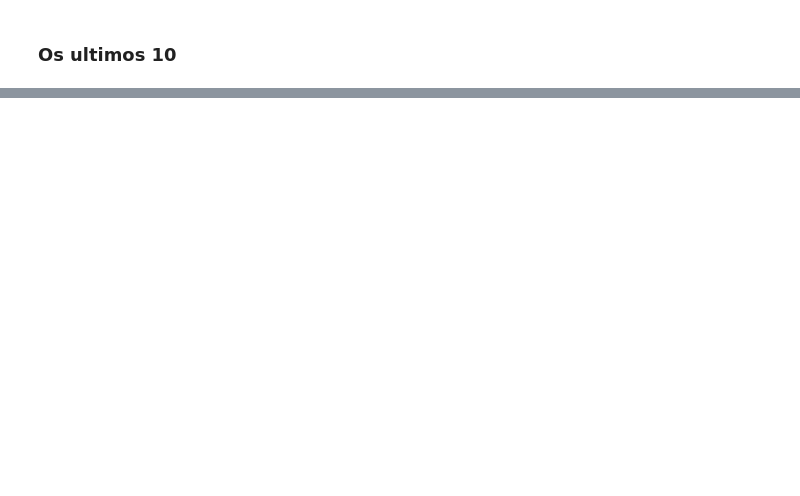
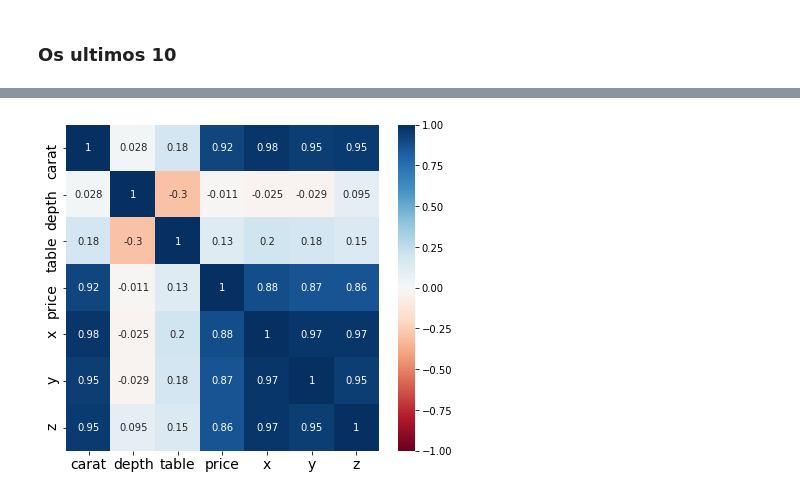
Before and after one commit to Diego07101985/mineracao-dados, a Jupyter notebook: exploratory_analysis.ipynb, the cells around one changed output, grey strips where cells are left out. Drawn from its saved outputs; the diff is of its cells as text; code cells hidden in the pictures; blank space fills up the shorter version.

```diff
--- a/exploratory_analysis.ipynb
+++ b/exploratory_analysis.ipynb
@@ -201,8 +100,0 @@ ax = sns.boxplot(data=df_diamonds, orient="h", palette="Set2")
-# %%
-from sklearn.preprocessing import StandardScaler
-
-scaler = StandardScaler()
-usecols = ["carat","depth","table","x","y","z","price"]
-df_diamonds = pd.read_csv('datasets/diamonds.csv',usecols=usecols)
-df_diamonds.drop(columns={"Unnamed: 0"}, inplace=True)
-df_diamonds = scaler.fit_transform(df_diamonds)
@@ -542,0 +132,9 @@ AttributeError: 'DecisionTreeRegressor' object has no attribute 'get_feature_nam
+# %%
+plt.figure(figsize=(7,6))
+correlation = df_diamonds.corr()
+b = sns.heatmap(correlation, annot=True, vmin=-1, vmax=1, cmap="RdBu")
+b.set_xticklabels(correlation.columns, fontsize=14)
+b.set_yticklabels(correlation.columns, fontsize=14)
+plt.show()
+# %% [output]
+[figure, added]
```
Also changed, not shown: parts of 86 cells of this notebook, 2 other files.
